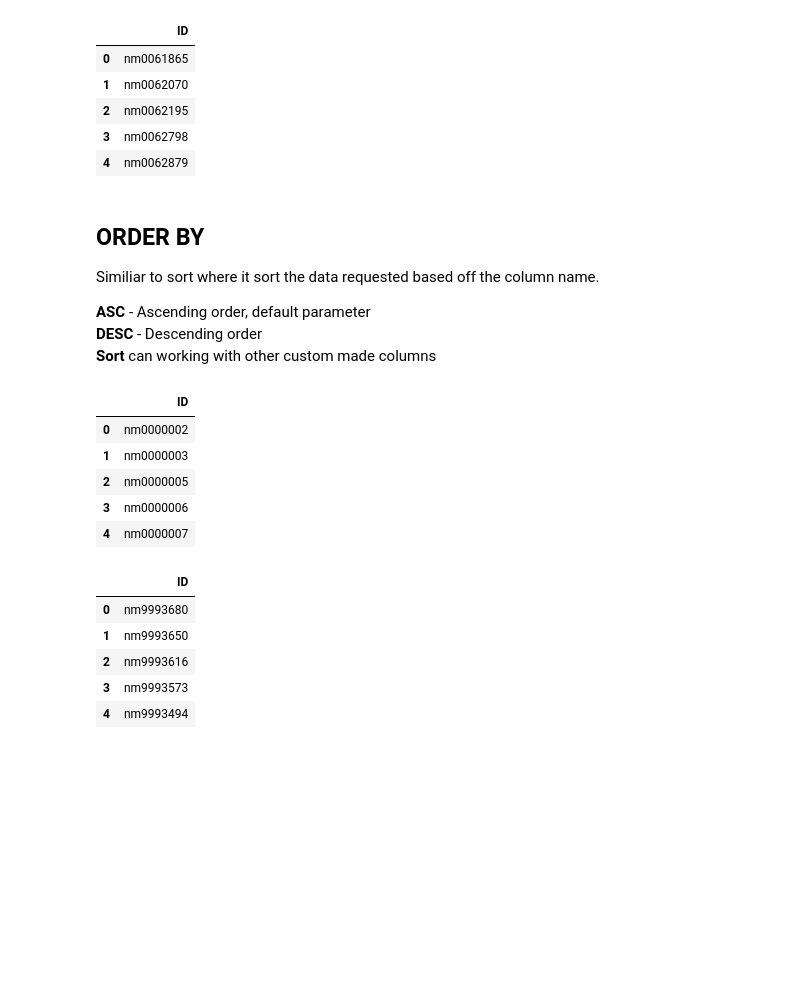
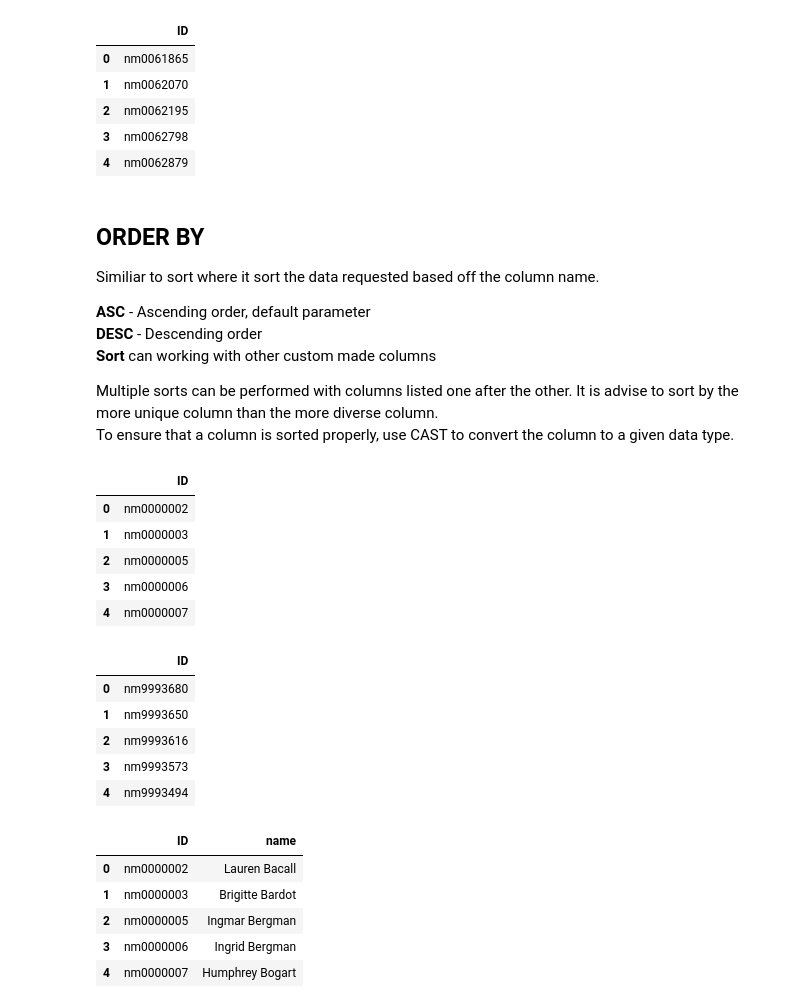
Before and after one commit to Tommyphung1/Master-Notebook-Experiments, a Jupyter notebook: main_notebook.ipynb, the cells around one changed output. Saved outputs shown, nothing was run; the diff lists cells and outputs as text; code cells hidden in the pictures; blank space fills up the shorter version.

```diff
--- a/main_notebook.ipynb
+++ b/main_notebook.ipynb
@@ -194,29 +197,44 @@ Similiar to sort where it sort the data requested based off the column name. <br
 **ASC** - Ascending order, default parameter <br>
 **DESC** - Descending order  <br>
 **Sort** can working with other custom made columns
+
+Multiple sorts can be performed with columns listed one after the other. It is advise to sort by the more unique column than the more diverse column. <br>
+To ensure that a column is sorted properly, use CAST to convert the column to a given data type.
 # %%
 # Select all from the table, persons and with ID greater than nm0061671 using ID
 display(pd.read_sql('''
                     SELECT person_ID AS ID
                         FROM persons
                     ORDER BY ID
                     LIMIT 5;''', conn))
 
 display(pd.read_sql('''
                     SELECT person_ID AS ID
                         FROM persons
                     ORDER BY ID DESC
                     LIMIT 5;''', conn))
+
+display(pd.read_sql('''
+                    SELECT person_ID AS ID, primary_name AS name
+                        FROM persons
+                    ORDER BY ID , name DESC
+                    LIMIT 5;''', conn))
 # %% [output]
 |  | ID |
 | 0 | nm0000002 |
 | 1 | nm0000003 |
 | 2 | nm0000005 |
 | 3 | nm0000006 |
 | 4 | nm0000007 |
 |  | ID |
 | 0 | nm9993680 |
 | 1 | nm9993650 |
 | 2 | nm9993616 |
 | 3 | nm9993573 |
 | 4 | nm9993494 |
+|  | ID | name |
+| 0 | nm0000002 | Lauren Bacall |
+| 1 | nm0000003 | Brigitte Bardot |
+| 2 | nm0000005 | Ingmar Bergman |
+| 3 | nm0000006 | Ingrid Bergman |
+| 4 | nm0000007 | Humphrey Bogart |
```
Also changed, not shown: parts of 6 cells of this notebook.
